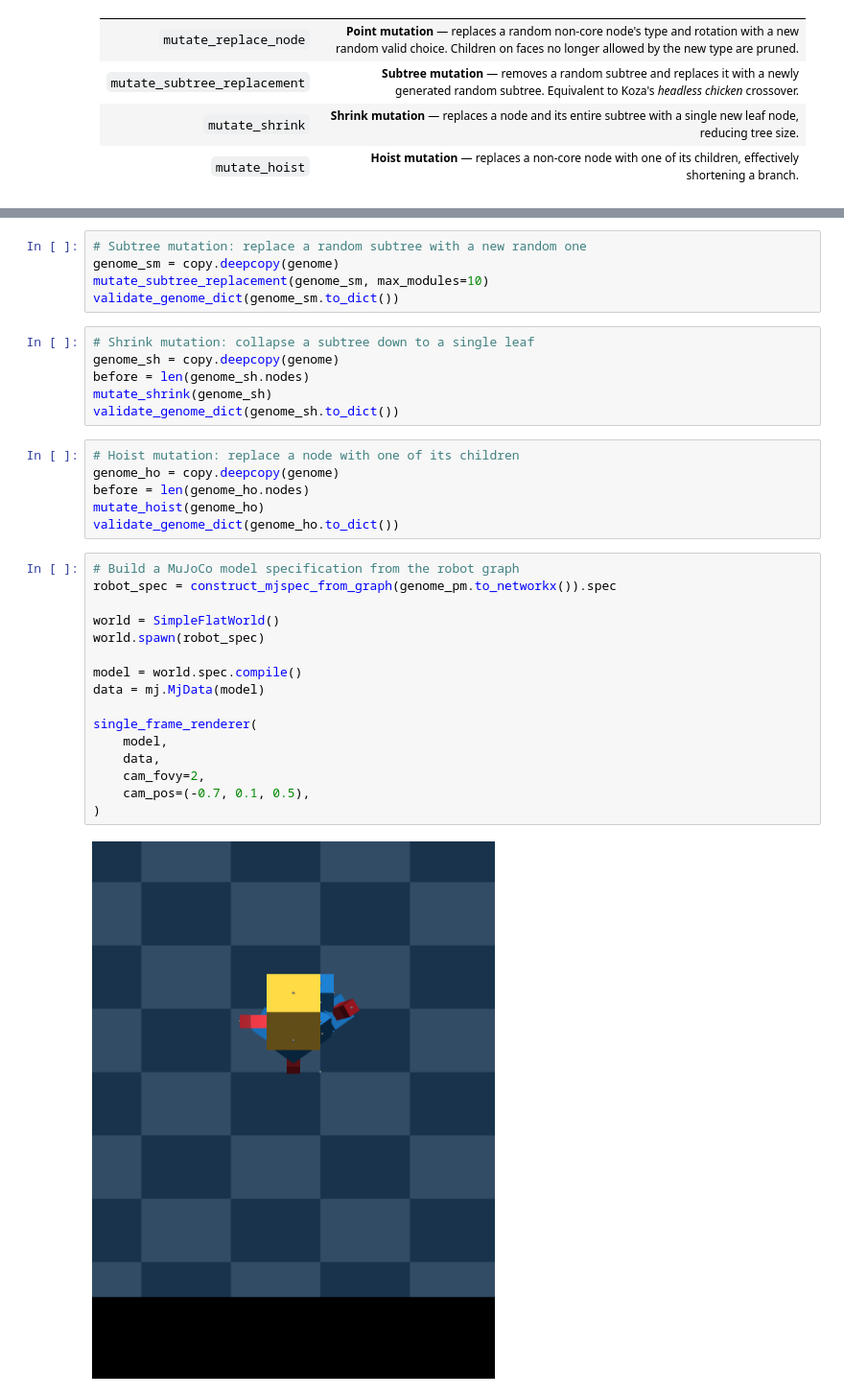
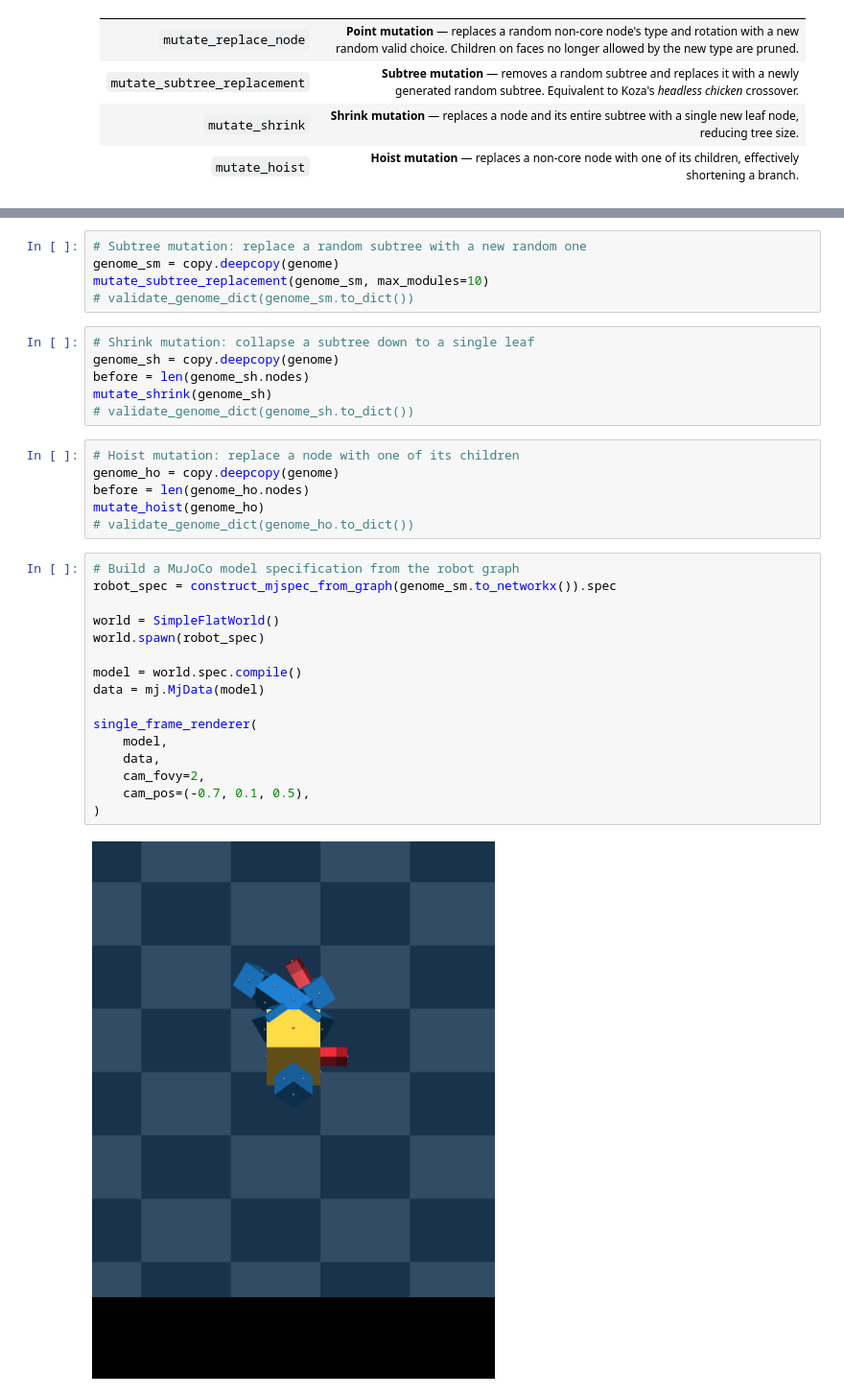
Before and after one commit to ci-group/ariel, a Jupyter notebook: docs/source/genotype_docs/tree_docs.ipynb, the cells around one changed output, grey strips where cells are left out. Shown at 96% size. Saved outputs shown, nothing was run; the diff lists cells and outputs as text.

```diff
--- a/docs/source/genotype_docs/tree_docs.ipynb
+++ b/docs/source/genotype_docs/tree_docs.ipynb
@@ -253,34 +276,34 @@ validate_genome_dict(genome_pm.to_dict())
 # Subtree mutation: replace a random subtree with a new random one
 genome_sm = copy.deepcopy(genome)
 mutate_subtree_replacement(genome_sm, max_modules=10)
-validate_genome_dict(genome_sm.to_dict())
+# validate_genome_dict(genome_sm.to_dict())
 # %%
 # Shrink mutation: collapse a subtree down to a single leaf
 genome_sh = copy.deepcopy(genome)
 before = len(genome_sh.nodes)
 mutate_shrink(genome_sh)
-validate_genome_dict(genome_sh.to_dict())
+# validate_genome_dict(genome_sh.to_dict())
 # %%
 # Hoist mutation: replace a node with one of its children
 genome_ho = copy.deepcopy(genome)
 before = len(genome_ho.nodes)
 mutate_hoist(genome_ho)
-validate_genome_dict(genome_ho.to_dict())
+# validate_genome_dict(genome_ho.to_dict())
 # %%
 # Build a MuJoCo model specification from the robot graph
-robot_spec = construct_mjspec_from_graph(genome_pm.to_networkx()).spec
+robot_spec = construct_mjspec_from_graph(genome_sm.to_networkx()).spec
 
 world = SimpleFlatWorld()
 world.spawn(robot_spec)
 
 model = world.spec.compile()
 data = mj.MjData(model)
 
 single_frame_renderer(
     model,
     data,
     cam_fovy=2,
     cam_pos=(-0.7, 0.1, 0.5),
 )
 # %% [output]
-[figure, old version]
+[figure, new version]
```
Also changed, not shown: parts of 5 cells of this notebook, 14 other files.
